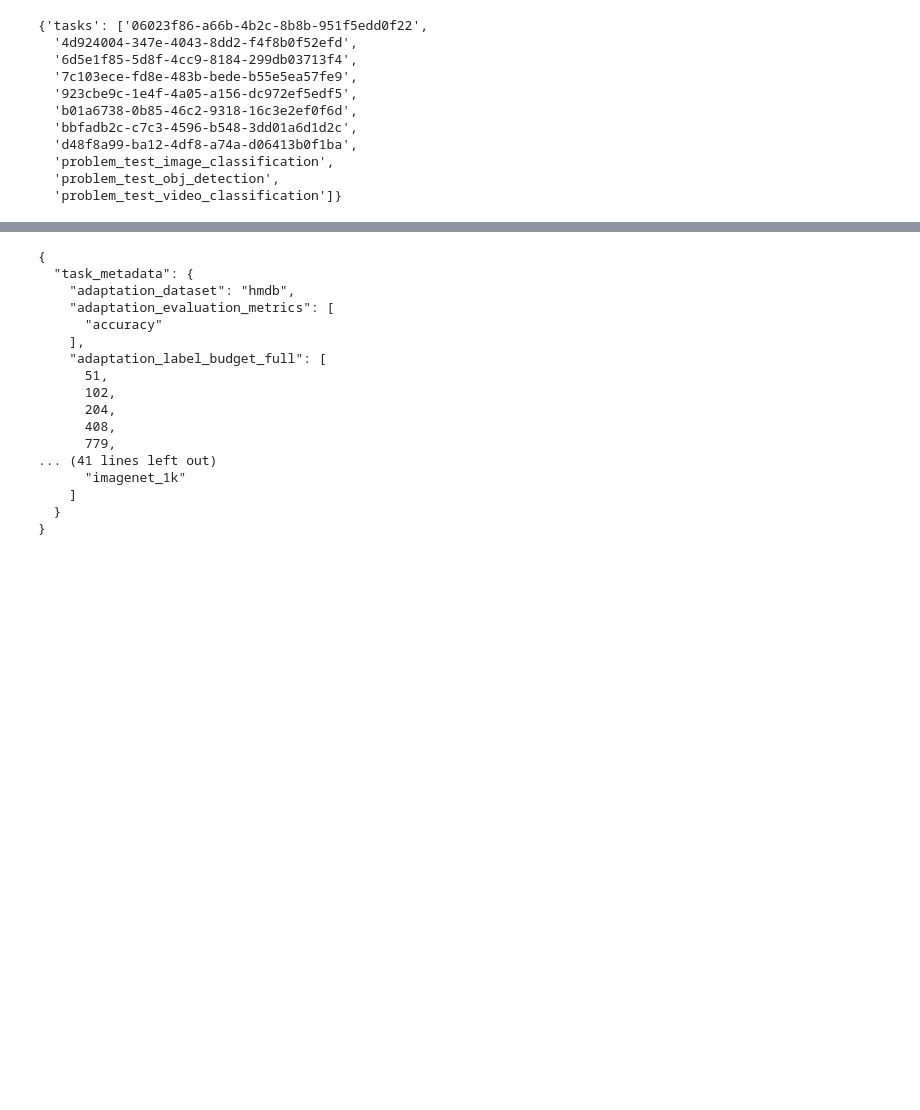
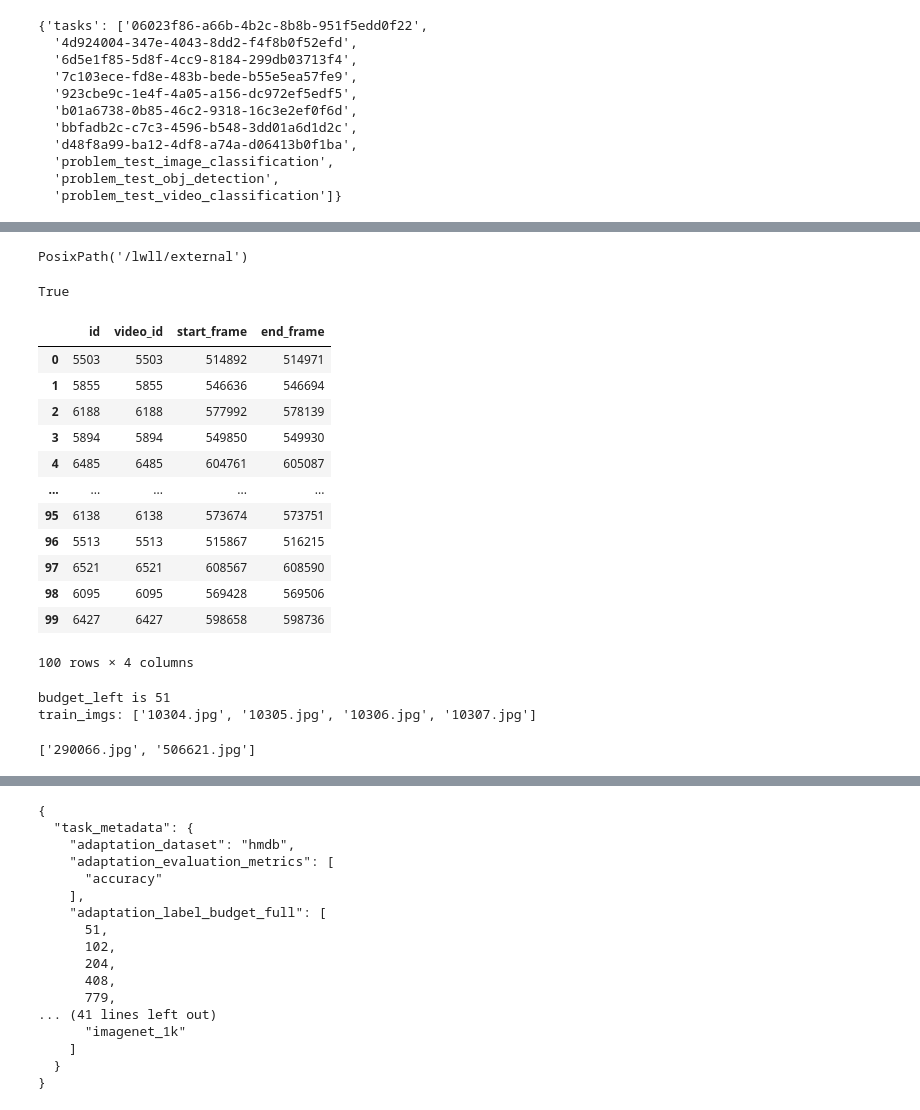
Before and after one commit to BatsResearch/taglets, a Jupyter notebook: API.ipynb, the cells around one changed output, grey strips where cells are left out. Saved outputs shown, nothing was run; the diff lists cells and outputs as text; code cells hidden in the pictures; blank space fills up the shorter version.

```diff
--- a/API.ipynb
+++ b/API.ipynb
@@ -168,2 +40,0 @@ True
-# %%
-test_ids, current_dataset_classes = get_test_images_and_classes(dataset_path=DATASETS_PATH, session_token=session_token, data_type='sample')
@@ -173,0 +132,61 @@ len(test_ids)
+# %%
+def get_test_images_and_classes_vid(dataset_path: Path, session_token: str, data_type: str='sample') -> Tuple[List[str],List[str]]:
+    """
+    Helper method to dynamically get the test labels and give us the possible classes that can be submitted
+    for the current dataset
+
+    Params
+    ------
+
+    dataset_path : Path
+        The path to the `development` dataset downloads
+
+    session_token : str
+        Your current session token so that we can look up the current session metadata
+
+    data_type: str
+        Indicates whether you are using the `sample` or `full` dataset.
+    Returns
+    -------
+
+    Tuple[List[str], List[str]]
+        The list of test image ids needed to submit a prediction and the list of class names that you can predict against
+    """
+    # Then we can just reference our current metadata to get our dataset name and use that in the path
+    headers = {'user_secret': secret, 'session_token': session_token, 'govteam_secret': os.environ.get('GOVTEAM_SECRET')}
+    r = requests.get(f"{url}/session_status", headers=headers)
+    current_dataset = r.json()['Session_Status']['current_dataset']
+    current_dataset_name = current_dataset['name']
+    current_dataset_classes = current_dataset['classes']
+
+    test_meta = pd.read_feather(dataset_path.joinpath(f"{current_dataset_name}/labels_{data_type}/meta_test.feather"))
+    test_ids = test_meta['id'].tolist()
+    return test_meta, test_ids, current_dataset_classes
+# %%
+DATASETS_PATH = Path.home().joinpath('/lwll/external')#/hmdb/hmdb_sample/test/')
+# %%
+DATASETS_PATH
+# %% [output]
+PosixPath('/lwll/external')
+# %%
+os.path.isdir(DATASETS_PATH)
+# %% [output]
+True
+# %%
+ test_meta, test_ids, current_dataset_classes = get_test_images_and_classes_vid(dataset_path=DATASETS_PATH, session_token=session_token, data_type='sample')
+# %%
+test_meta
+# %% [output]
+|  | id | video_id | start_frame | end_frame |
+| 0 | 5503 | 5503 | 514892 | 514971 |
+| 1 | 5855 | 5855 | 546636 | 546694 |
+| 2 | 6188 | 6188 | 577992 | 578139 |
+| 3 | 5894 | 5894 | 549850 | 549930 |
+| 4 | 6485 | 6485 | 604761 | 605087 |
+| ... | ... | ... | ... | ... |
+| 95 | 6138 | 6138 | 573674 | 573751 |
+| 96 | 5513 | 5513 | 515867 | 516215 |
+| 97 | 6521 | 6521 | 608567 | 608590 |
+| 98 | 6095 | 6095 | 569428 | 569506 |
+| 99 | 6427 | 6427 | 598658 | 598736 |
+100 rows × 4 columns
@@ -173,0 +232,9 @@ len(test_ids)
+# %%
+images_to_be_labeled = get_random_labels_from_train_dataset(DATASETS_PATH, session_token, n=2)
+# %% [output]
+budget_left is 51
+train_imgs: ['10304.jpg', '10305.jpg', '10306.jpg', '10307.jpg']
+# %%
+images_to_be_labeled
+# %% [output]
+['290066.jpg', '506621.jpg']
```
Also changed, not shown: parts of 23 cells of this notebook, 3 other files.
